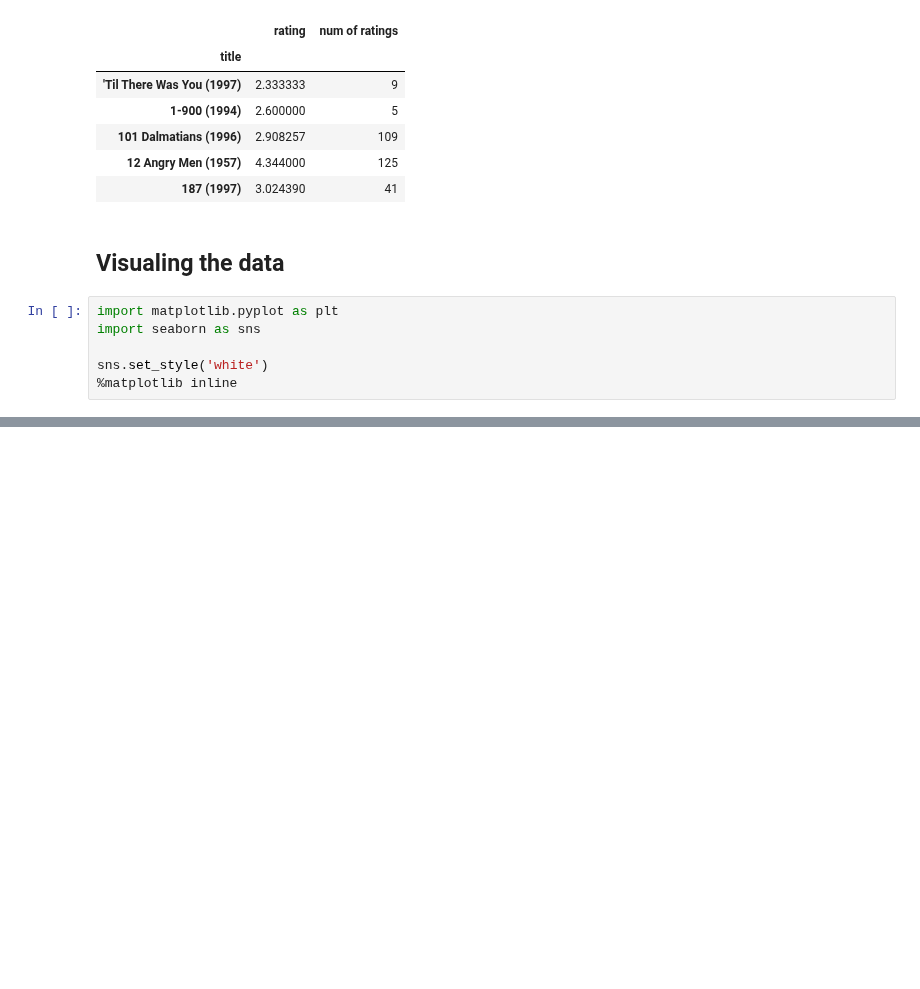
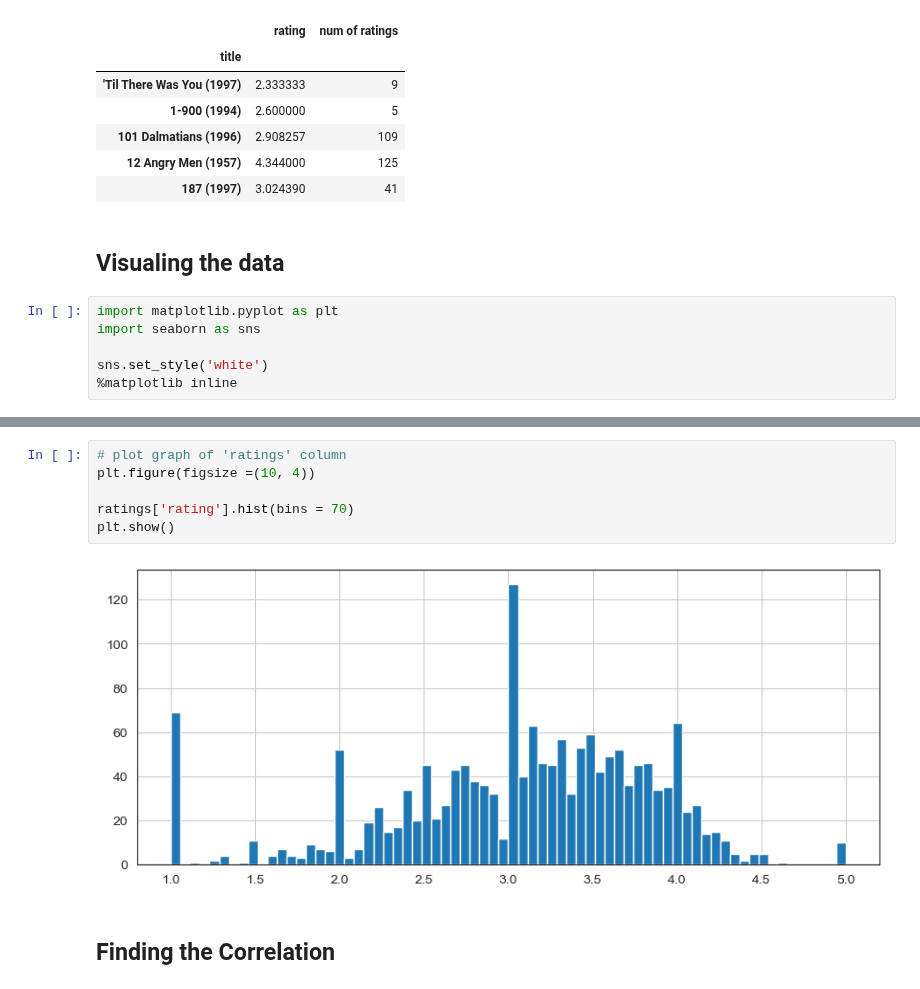
Before and after one commit to Bharadwaj-AP/AIML_Weekly_Project_Repo, a Jupyter notebook: Week-15/Week-15_Implementation of Movie Recommender System.ipynb, the cells around one changed output, grey strips where cells are left out. Drawn from its saved outputs; the diff is of its cells as text; blank space fills up the shorter version.

Commit message:
Data visualization

```diff
--- a/Week-15/Week-15_Implementation of Movie Recommender System.ipynb
+++ b/Week-15/Week-15_Implementation of Movie Recommender System.ipynb
@@ -99,0 +102,10 @@ ratings['num of ratings'].hist(bins = 70)
+# %%
+# plot graph of 'ratings' column
+plt.figure(figsize =(10, 4))
+
+ratings['rating'].hist(bins = 70)
+plt.show()
+# %% [output]
+[figure, added]
+# %% [markdown]
+## Finding the Correlation
```
Also changed, not shown: parts of 1 cell of this notebook.
